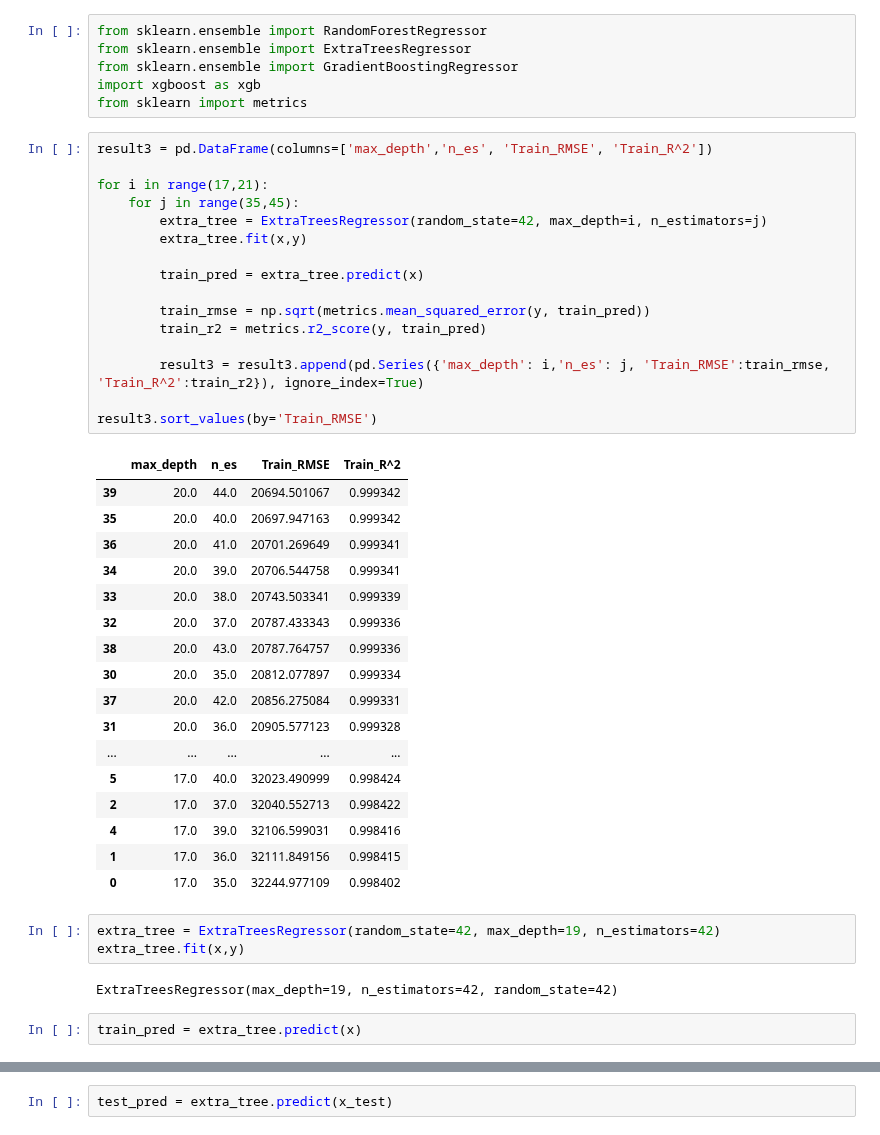
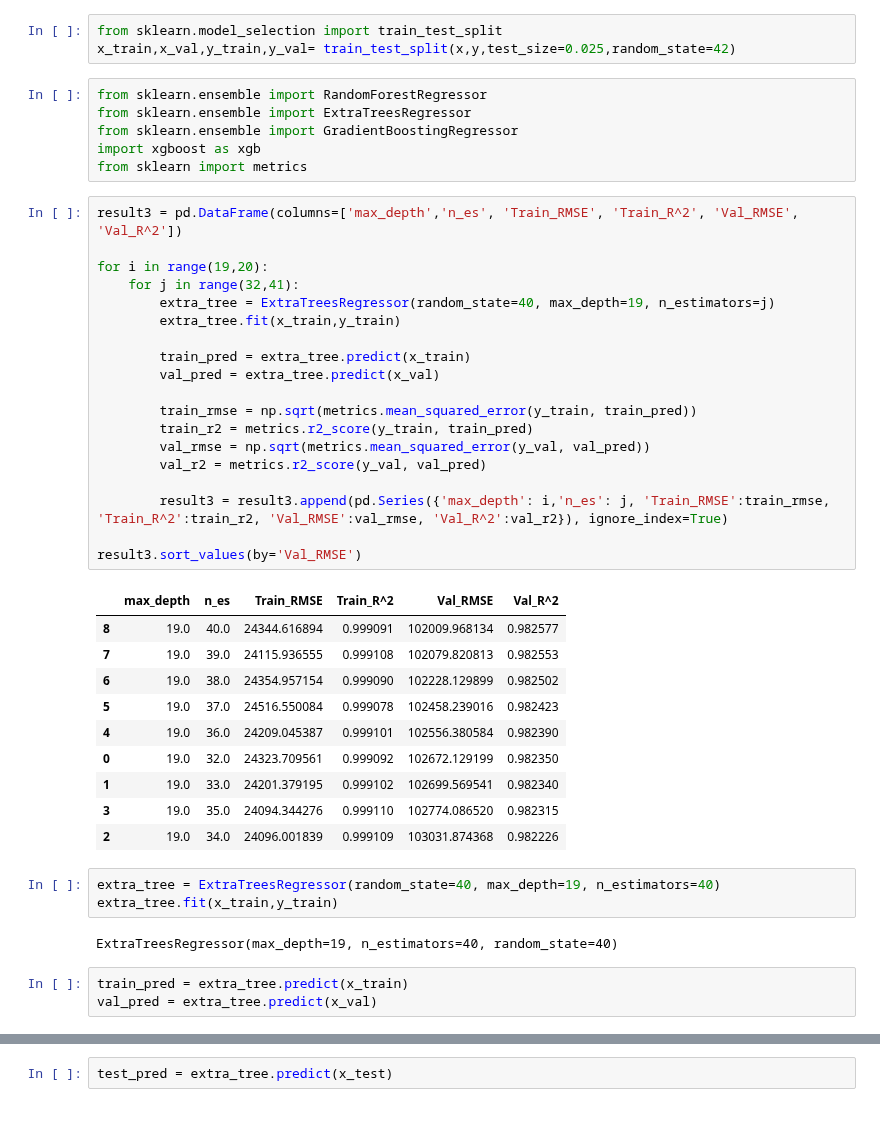
Before and after one commit to khoa2181/DataPreparation, a Jupyter notebook: Tran Minh Khoa_Final Data Preparation.ipynb, the cells around one changed output, grey strips where cells are left out. Saved outputs shown, nothing was run; the diff lists cells and outputs as text.

Commit message:
score: 126598.67979

```diff
--- a/Tran Minh Khoa_Final Data Preparation.ipynb
+++ b/Tran Minh Khoa_Final Data Preparation.ipynb
@@ -172,3 +174,6 @@ x_train,x_val,y_train,y_val= train_test_split(x,y,test_size=0.01,random_state=42
+# %%
+from sklearn.model_selection import train_test_split
+x_train,x_val,y_train,y_val= train_test_split(x,y,test_size=0.025,random_state=42)
 # %%
 from sklearn.ensemble import RandomForestRegressor
 from sklearn.ensemble import ExtraTreesRegressor
@@ -176,45 +181,42 @@ from sklearn.ensemble import GradientBoostingRegressor
 import xgboost as xgb
 from sklearn import metrics
 # %%
-result3 = pd.DataFrame(columns=['max_depth','n_es', 'Train_RMSE', 'Train_R^2'])
+result3 = pd.DataFrame(columns=['max_depth','n_es', 'Train_RMSE', 'Train_R^2', 'Val_RMSE', 'Val_R^2'])
 
-for i in range(17,21):
-    for j in range(35,45):
-        extra_tree = ExtraTreesRegressor(random_state=42, max_depth=i, n_estimators=j)
-        extra_tree.fit(x,y)
+for i in range(19,20):
+    for j in range(32,41):
+        extra_tree = ExtraTreesRegressor(random_state=40, max_depth=19, n_estimators=j)
+        extra_tree.fit(x_train,y_train)
 
-        train_pred = extra_tree.predict(x)
+        train_pred = extra_tree.predict(x_train)
+        val_pred = extra_tree.predict(x_val)
 
-        train_rmse = np.sqrt(metrics.mean_squared_error(y, train_pred))
-        train_r2 = metrics.r2_score(y, train_pred)
+        train_rmse = np.sqrt(metrics.mean_squared_error(y_train, train_pred))
+        train_r2 = metrics.r2_score(y_train, train_pred)
+        val_rmse = np.sqrt(metrics.mean_squared_error(y_val, val_pred))
+        val_r2 = metrics.r2_score(y_val, val_pred)
 
-        result3 = result3.append(pd.Series({'max_depth': i,'n_es': j, 'Train_RMSE':train_rmse, 'Train_R^2':train_r2}), ignore_index=True)
+        result3 = result3.append(pd.Series({'max_depth': i,'n_es': j, 'Train_RMSE':train_rmse, 'Train_R^2':train_r2, 'Val_RMSE':val_rmse, 'Val_R^2':val_r2}), ignore_index=True)
 
-result3.sort_values(by='Train_RMSE')
+result3.sort_values(by='Val_RMSE')
 # %% [output]
-|  | max_depth | n_es | Train_RMSE | Train_R^2 |
-| 39 | 20.0 | 44.0 | 20694.501067 | 0.999342 |
-| 35 | 20.0 | 40.0 | 20697.947163 | 0.999342 |
-| 36 | 20.0 | 41.0 | 20701.269649 | 0.999341 |
-| 34 | 20.0 | 39.0 | 20706.544758 | 0.999341 |
-| 33 | 20.0 | 38.0 | 20743.503341 | 0.999339 |
-| 32 | 20.0 | 37.0 | 20787.433343 | 0.999336 |
-| 38 | 20.0 | 43.0 | 20787.764757 | 0.999336 |
-| 30 | 20.0 | 35.0 | 20812.077897 | 0.999334 |
-| 37 | 20.0 | 42.0 | 20856.275084 | 0.999331 |
-| 31 | 20.0 | 36.0 | 20905.577123 | 0.999328 |
-| ... | ... | ... | ... | ... |
-| 5 | 17.0 | 40.0 | 32023.490999 | 0.998424 |
-| 2 | 17.0 | 37.0 | 32040.552713 | 0.998422 |
-| 4 | 17.0 | 39.0 | 32106.599031 | 0.998416 |
-| 1 | 17.0 | 36.0 | 32111.849156 | 0.998415 |
-| 0 | 17.0 | 35.0 | 32244.977109 | 0.998402 |
+|  | max_depth | n_es | Train_RMSE | Train_R^2 | Val_RMSE | Val_R^2 |
+| 8 | 19.0 | 40.0 | 24344.616894 | 0.999091 | 102009.968134 | 0.982577 |
+| 7 | 19.0 | 39.0 | 24115.936555 | 0.999108 | 102079.820813 | 0.982553 |
+| 6 | 19.0 | 38.0 | 24354.957154 | 0.999090 | 102228.129899 | 0.982502 |
+| 5 | 19.0 | 37.0 | 24516.550084 | 0.999078 | 102458.239016 | 0.982423 |
+| 4 | 19.0 | 36.0 | 24209.045387 | 0.999101 | 102556.380584 | 0.982390 |
+| 0 | 19.0 | 32.0 | 24323.709561 | 0.999092 | 102672.129199 | 0.982350 |
+| 1 | 19.0 | 33.0 | 24201.379195 | 0.999102 | 102699.569541 | 0.982340 |
+| 3 | 19.0 | 35.0 | 24094.344276 | 0.999110 | 102774.086520 | 0.982315 |
+| 2 | 19.0 | 34.0 | 24096.001839 | 0.999109 | 103031.874368 | 0.982226 |
 # %%
-extra_tree = ExtraTreesRegressor(random_state=42, max_depth=19, n_estimators=42)
-extra_tree.fit(x,y)
+extra_tree = ExtraTreesRegressor(random_state=40, max_depth=19, n_estimators=40)
+extra_tree.fit(x_train,y_train)
 # %% [output]
-ExtraTreesRegressor(max_depth=19, n_estimators=42, random_state=42)
+ExtraTreesRegressor(max_depth=19, n_estimators=40, random_state=40)
 # %%
-train_pred = extra_tree.predict(x)
+train_pred = extra_tree.predict(x_train)
+val_pred = extra_tree.predict(x_val)
 # %%
 print('Train set:')
```
Also changed, not shown: parts of 5 cells of this notebook.
